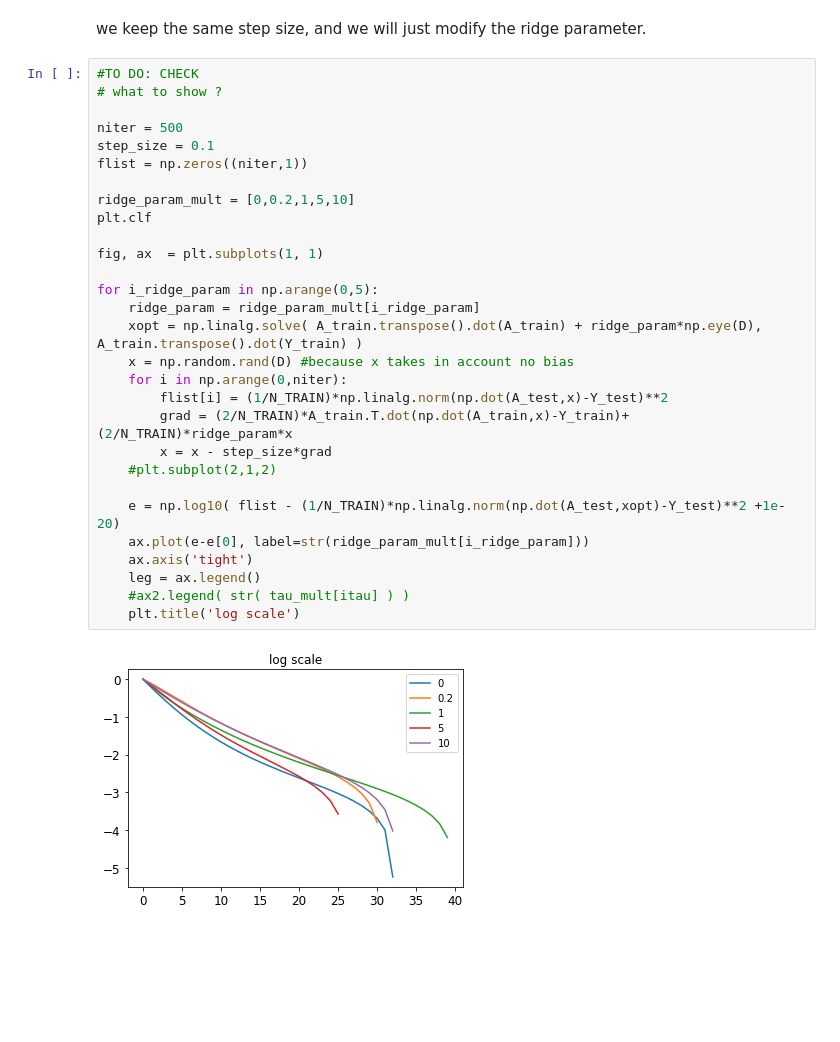
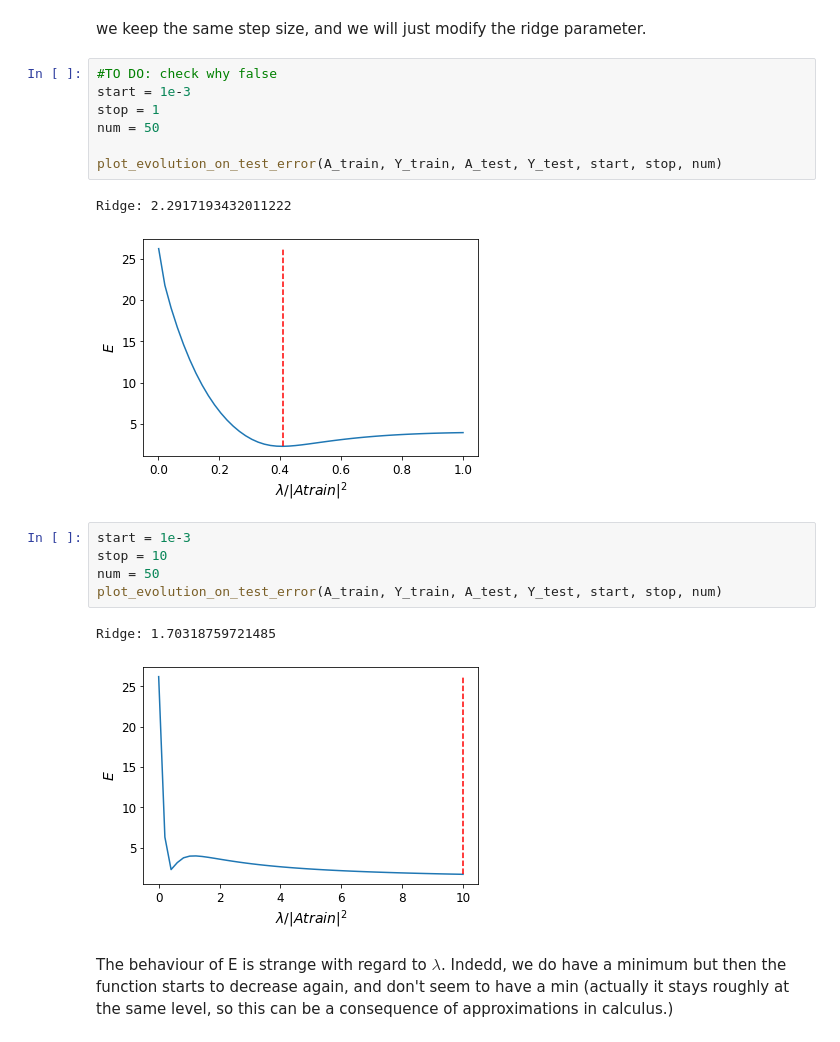
Before and after one commit to kunschg/Optimization-for-ML-, a Jupyter notebook: Part1-gradient-descent.ipynb, the cells around one changed output. Drawn from its saved outputs; the diff is of its cells as text; blank space fills up the shorter version.

```diff
--- a/Part1-gradient-descent.ipynb
+++ b/Part1-gradient-descent.ipynb
@@ -233,34 +149,23 @@ The optimal step size is 6.258541923348254e-05
 ### Question 4: Show the regression performance on the test set as the ridge penalty changes.
 # %% [markdown]
 we keep the same step size, and we will just modify the ridge parameter.
-# %%
-#TO DO: CHECK
-# what to show ?
-
-niter = 500
-step_size = 0.1
-flist = np.zeros((niter,1))
-
-ridge_param_mult = [0,0.2,1,5,10]
-plt.clf
-
-fig, ax  = plt.subplots(1, 1)
-
-for i_ridge_param in np.arange(0,5):
-    ridge_param = ridge_param_mult[i_ridge_param]
-    xopt = np.linalg.solve( A_train.transpose().dot(A_train) + ridge_param*np.eye(D), A_train.transpose().dot(Y_train) )
-    x = np.random.rand(D) #because x takes in account no bias
-    for i in np.arange(0,niter):
-        flist[i] = (1/N_TRAIN)*np.linalg.norm(np.dot(A_test,x)-Y_test)**2
-        grad = (2/N_TRAIN)*A_train.T.dot(np.dot(A_train,x)-Y_train)+(2/N_TRAIN)*ridge_param*x
-        x = x - step_size*grad
-    #plt.subplot(2,1,2)
-
-    e = np.log10( flist - (1/N_TRAIN)*np.linalg.norm(np.dot(A_test,xopt)-Y_test)**2 +1e-20)
-    ax.plot(e-e[0], label=str(ridge_param_mult[i_ridge_param]))
-    ax.axis('tight')
-    leg = ax.legend()
-    #ax2.legend( str( tau_mult[itau] ) )
-    plt.title('log scale')
-# %% [output]
-[figure, removed]
+# %%
+#TO DO: check why false
+start = 1e-3
+stop = 1
+num = 50
+
+plot_evolution_on_test_error(A_train, Y_train, A_test, Y_test, start, stop, num)
+# %% [output]
+Ridge: 2.2917193432011222
+[figure, added]
+# %%
+start = 1e-3
+stop = 10
+num = 50
+plot_evolution_on_test_error(A_train, Y_train, A_test, Y_test, start, stop, num)
+# %% [output]
+Ridge: 1.70318759721485
+[figure, added]
+# %% [markdown]
+The behaviour of E is strange with regard to $\lambda$. Indedd, we do have a minimum but then the function starts to decrease again, and don't seem to have a min (actually it stays roughly at the same level, so this can be a consequence of approximations in calculus.)
```
Also changed, not shown: parts of 15 cells of this notebook, 2 other files.
